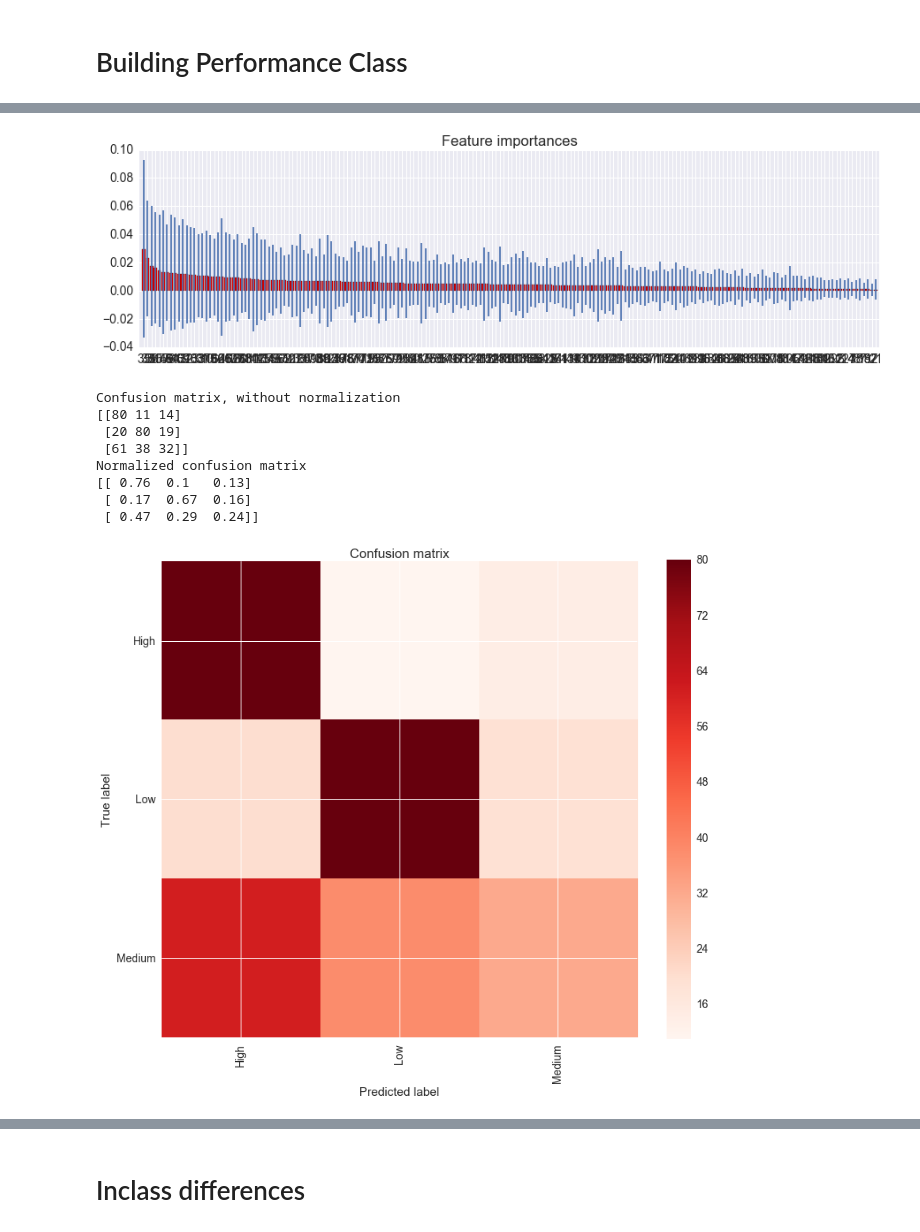
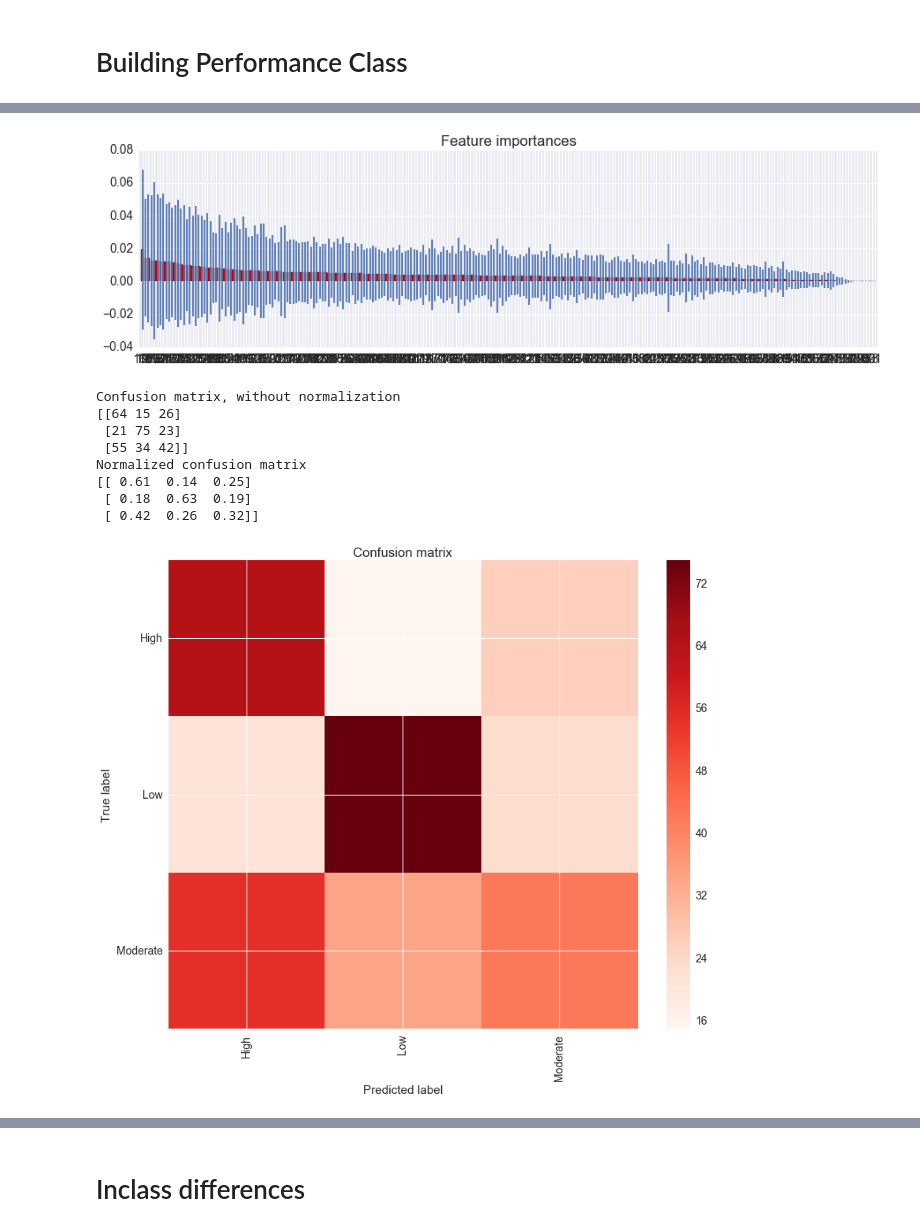
Before and after one commit to buds-lab/the-building-data-genome-project, a Jupyter notebook: notebooks/50_RandomForrestModels.ipynb, the cells around one changed output, grey strips where cells are left out. Saved outputs shown, nothing was run; the diff lists cells and outputs as text; code cells hidden in the pictures.

```diff
--- a/notebooks/50_RandomForrestModels.ipynb
+++ b/notebooks/50_RandomForrestModels.ipynb
@@ -56,5 +56,7 @@ repos_path = "/Users/Clayton/temporal-features-for-buildings/"
 # %%
 meta = pd.read_csv(os.path.join(repos_path,"data/raw/meta_open.csv"), index_col='uid', parse_dates=["datastart","dataend"], dayfirst=True)
 temp = pd.read_csv((os.path.join(repos_path,"data/interim/temp_open_utc_complete.csv")), index_col='timestamp', parse_dates=True).tz_localize('utc')
+# %%
+feature_names = pd.read_csv((os.path.join(repos_path, "data/processed/ALLFEATURES_meta_labelled.CSV")), index_col='feature_name')
 # %%
 features = pd.read_csv((os.path.join(repos_path, "data/processed/ALLFEATURES.CSV")), index_col='Unnamed: 0')
@@ -217,10 +229,10 @@ def categorize_2level(df, x):
 def categorize_3level(df, x):
     if x.dailymeancons < df[(df['primaryspaceusage'] == x['primaryspaceusage'])].dailymeancons.quantile(.333):
         return "Low"
-    elif x.dailymeancons > df[(df['primaryspaceusage'] == x['primaryspaceusage'])].dailymeancons.quantile(.677):
+    elif (x.dailymeancons < df[(df['primaryspaceusage'] == x['primaryspaceusage'])].dailymeancons.quantile(.677)) & (x.dailymeancons > df[(df['primaryspaceusage'] == x['primaryspaceusage'])].dailymeancons.quantile(.333)):
+        return "Moderate"
+    else:
         return "High"
-    else:
-        return "Medium"
 # %%
 meta["usagecategory"] = meta.apply(lambda x: categorize_3level(meta, x), axis=1)
 # %%
@@ -463,3 +260,5 @@ features_noncons = features[nonconsfeatures]
+# %%
+features_perfclass = features[feature_names[feature_names.constype_applicable == 'constype'].index]
 # %%
-allmetricsaccuracy, baseline_model_accuracy, target = runmodel(features_noncons, meta, "usagecategory")
+allmetricsaccuracy, baseline_model_accuracy, target = runmodel(features_perfclass, meta, "usagecategory")
 # %% [output]
@@ -483,10 +282,10 @@ Feature ranking:
-[figure, old version]
+[figure, new version]
 Confusion matrix, without normalization
-[[80 11 14]
- [20 80 19]
- [61 38 32]]
+[[64 15 26]
+ [21 75 23]
+ [55 34 42]]
 Normalized confusion matrix
-[[ 0.76  0.1   0.13]
- [ 0.17  0.67  0.16]
- [ 0.47  0.29  0.24]]
+[[ 0.61  0.14  0.25]
+ [ 0.18  0.63  0.19]
+ [ 0.42  0.26  0.32]]
-[figure, old version]
+[figure, new version]
```
Also changed, not shown: parts of 19 cells of this notebook, 35 other files.
